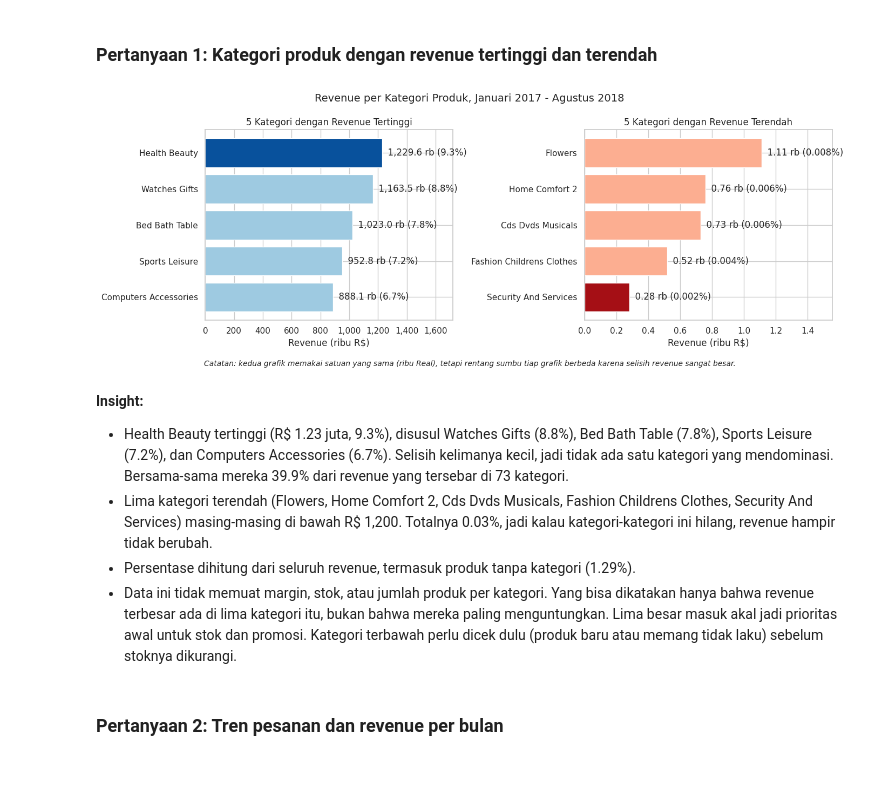
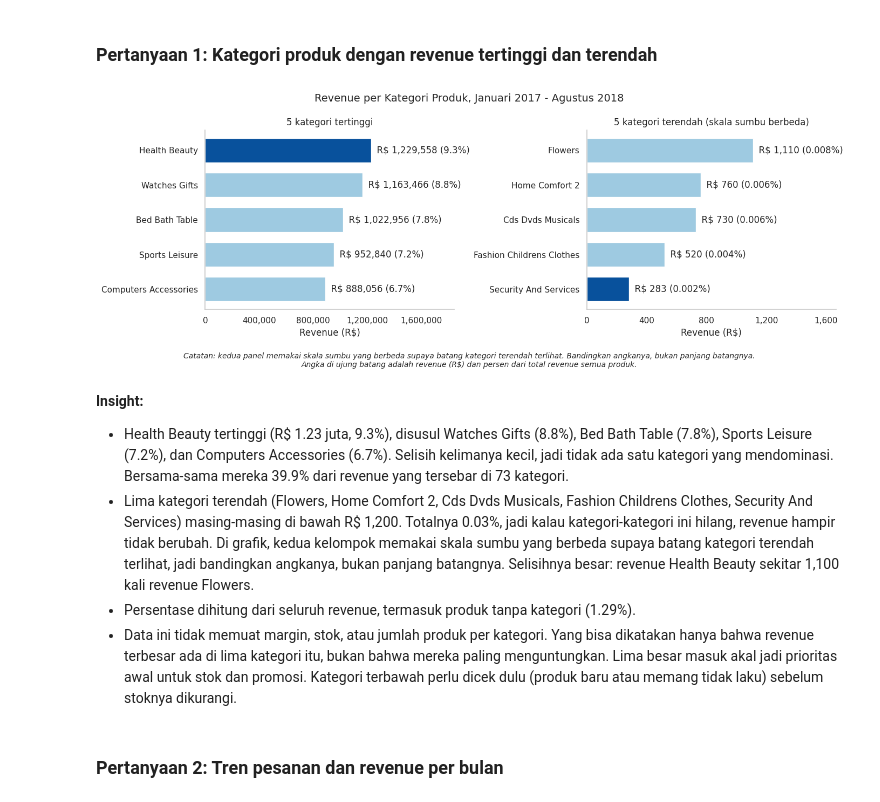
Before and after one commit to Alfin123-stack/analisis-data-ecommerce-olist, a Jupyter notebook: notebook.ipynb, the cells around one changed output. Saved outputs shown, nothing was run; the diff lists cells and outputs as text; code cells hidden in the pictures; blank space fills up the shorter version.

```diff
--- a/notebook.ipynb
+++ b/notebook.ipynb
@@ -600,44 +601,49 @@ Rentang pesanan per bulan di 2018: 6,099 - 7,069
 ## Visualization & Explanatory Analysis
 # %% [markdown]
 ### Pertanyaan 1: Kategori produk dengan revenue tertinggi dan terendah
-# %%
-import matplotlib.ticker as mticker
-
-top5 = kategori_df.head(5).sort_values('revenue')
-bottom5 = kategori_df.tail(5).sort_values('revenue')
-
-fig, axes = plt.subplots(1, 2, figsize=(14, 5))
-
-warna_atas = ['#9ecae1'] * 4 + ['#08519c']
-axes[0].barh(top5['category'], top5['revenue'] / 1e3, color=warna_atas)
-axes[0].set_title('5 Kategori dengan Revenue Tertinggi')
-axes[0].set_xlabel('Revenue (ribu R$)')
-for i, (rev, pct) in enumerate(zip(top5['revenue'], top5['kontribusi_persen'])):
-    axes[0].text(rev / 1e3, i, f'  {rev / 1e3:,.1f} rb ({pct:.1f}%)', va='center')
-axes[0].set_xlim(0, top5['revenue'].max() / 1e3 * 1.4)
-axes[0].xaxis.set_major_formatter(mticker.FuncFormatter(lambda v, _: f'{v:,.0f}'))
-
-warna_bawah = ['#a50f15'] + ['#fcae91'] * 4
-axes[1].barh(bottom5['category'], bottom5['revenue'] / 1e3, color=warna_bawah)
-axes[1].set_title('5 Kategori dengan Revenue Terendah')
-axes[1].set_xlabel('Revenue (ribu R$)')
-for i, (rev, pct) in enumerate(zip(bottom5['revenue'], bottom5['kontribusi_persen'])):
-    axes[1].text(rev / 1e3, i, f'  {rev / 1e3:.2f} rb ({pct:.3f}%)', va='center')
-axes[1].set_xlim(0, bottom5['revenue'].max() / 1e3 * 1.4)
-
-for ax in axes:
-    ax.set_ylabel('')
-plt.suptitle('Revenue per Kategori Produk, Januari 2017 - Agustus 2018', fontsize=14)
-plt.figtext(0.5, -0.03, 'Catatan: kedua grafik memakai satuan yang sama (ribu Real), tetapi rentang sumbu tiap grafik berbeda karena selisih revenue sangat besar.',
-            ha='center', fontsize=10, style='italic')
-plt.tight_layout()
-plt.show()
-# %% [output]
-[figure, removed]
+# %%
+import matplotlib.ticker as mticker
+
+top5 = kategori_df.head(5)
+bottom5 = kategori_df.tail(5)
+
+def format_persen(nilai):
+    # persen yang sangat kecil diberi 3 desimal supaya tidak terbaca 0.0%
+    return f'{nilai:.1f}%' if nilai >= 0.1 else f'{nilai:.3f}%'
+
+def panel_kategori(ax, data, judul, sorot_terakhir):
+    # satu panel = satu sumbu. Biru tua menyorot yang paling ekstrem di panel itu.
+    warna = ['#9ecae1'] * len(data)
+    warna[-1 if sorot_terakhir else 0] = '#08519c'
+    ax.barh(range(len(data)), data['revenue'], color=warna, height=0.7)
+    ax.set_yticks(range(len(data)))
+    ax.set_yticklabels(data['category'])
+    ax.invert_yaxis()  # urutan dari revenue terbesar di atas
+    for i, (rev, pct) in enumerate(zip(data['revenue'], data['kontribusi_persen'])):
+        ax.text(rev, i, f'  R$ {rev:,.0f} ({format_persen(pct)})', va='center')
+    ax.set_xlim(0, data['revenue'].max() * 1.5)  # ruang untuk label angka
+    ax.set_title(judul)
+    ax.set_xlabel('Revenue (R$)')
+    ax.xaxis.set_major_locator(mticker.MaxNLocator(nbins=5))
+    ax.xaxis.set_major_formatter(mticker.FuncFormatter(lambda v, _: f'{v:,.0f}'))
+    ax.grid(False)  # nilai sudah ditulis di ujung batang, gridline tidak perlu
+
+fig, axes = plt.subplots(1, 2, figsize=(14, 4.8))
+panel_kategori(axes[0], top5, '5 kategori tertinggi', sorot_terakhir=False)
+panel_kategori(axes[1], bottom5, '5 kategori terendah (skala sumbu berbeda)', sorot_terakhir=True)
+sns.despine(fig=fig)
+plt.suptitle('Revenue per Kategori Produk, Januari 2017 - Agustus 2018', fontsize=14)
+plt.figtext(0.5, -0.02, 'Catatan: kedua panel memakai skala sumbu yang berbeda supaya batang kategori terendah terlihat. Bandingkan angkanya, bukan panjang batangnya.\n'
+            'Angka di ujung batang adalah revenue (R$) dan persen dari total revenue semua produk.',
+            ha='center', va='top', fontsize=10, style='italic')
+plt.tight_layout()
+plt.show()
+# %% [output]
+[figure, added]
 # %% [markdown]
 **Insight:**
 - Health Beauty tertinggi (R\$ 1.23 juta, 9.3%), disusul Watches Gifts (8.8%), Bed Bath Table (7.8%), Sports Leisure (7.2%), dan Computers Accessories (6.7%). Selisih kelimanya kecil, jadi tidak ada satu kategori yang mendominasi. Bersama-sama mereka 39.9% dari revenue yang tersebar di 73 kategori.
-- Lima kategori terendah (Flowers, Home Comfort 2, Cds Dvds Musicals, Fashion Childrens Clothes, Security And Services) masing-masing di bawah R\$ 1,200. Totalnya 0.03%, jadi kalau kategori-kategori ini hilang, revenue hampir tidak berubah.
+- Lima kategori terendah (Flowers, Home Comfort 2, Cds Dvds Musicals, Fashion Childrens Clothes, Security And Services) masing-masing di bawah R\$ 1,200. Totalnya 0.03%, jadi kalau kategori-kategori ini hilang, revenue hampir tidak berubah. Di grafik, kedua kelompok memakai skala sumbu yang berbeda supaya batang kategori terendah terlihat, jadi bandingkan angkanya, bukan panjang batangnya. Selisihnya besar: revenue Health Beauty sekitar 1,100 kali revenue Flowers.
 - Persentase dihitung dari seluruh revenue, termasuk produk tanpa kategori (1.29%).
 - Data ini tidak memuat margin, stok, atau jumlah produk per kategori. Yang bisa dikatakan hanya bahwa revenue terbesar ada di lima kategori itu, bukan bahwa mereka paling menguntungkan. Lima besar masuk akal jadi prioritas awal untuk stok dan promosi. Kategori terbawah perlu dicek dulu (produk baru atau memang tidak laku) sebelum stoknya dikurangi.
 # %% [markdown]
```
Also changed, not shown: parts of 28 cells of this notebook, 14 other files.
